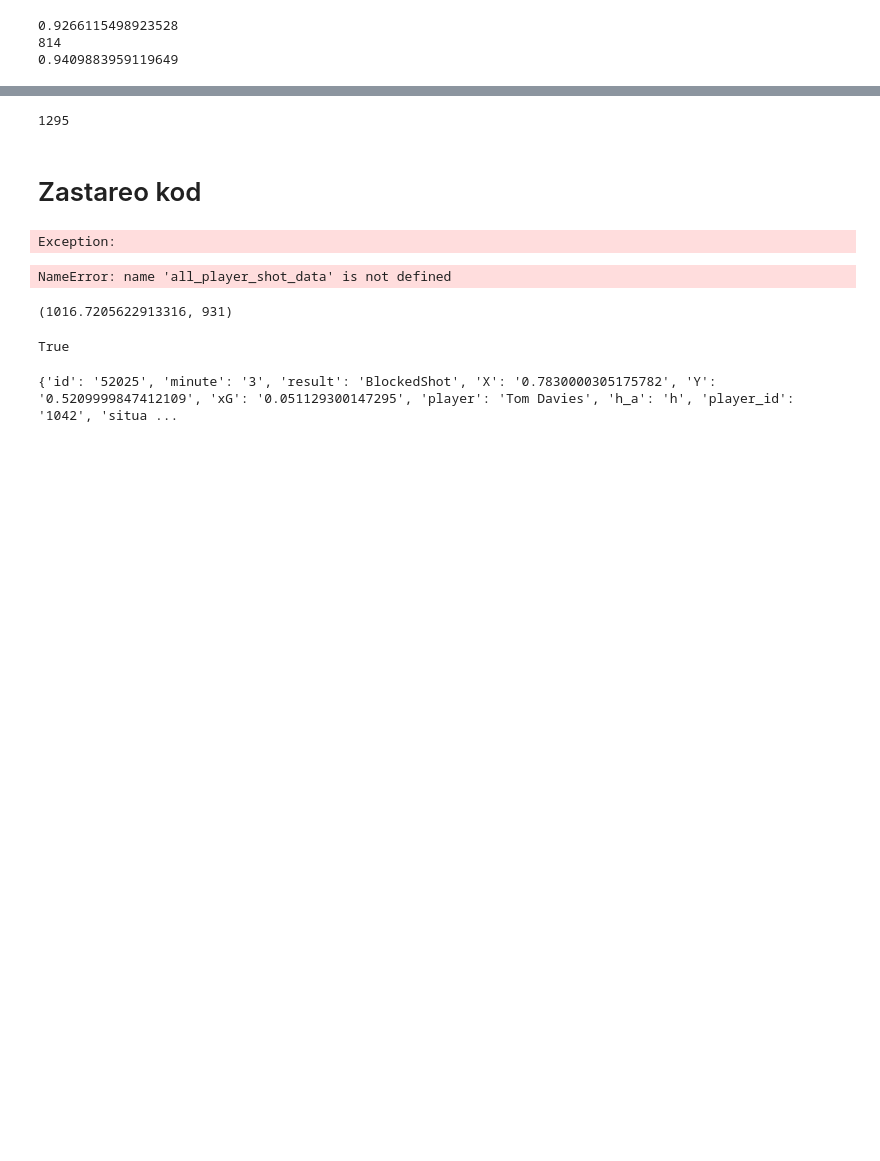
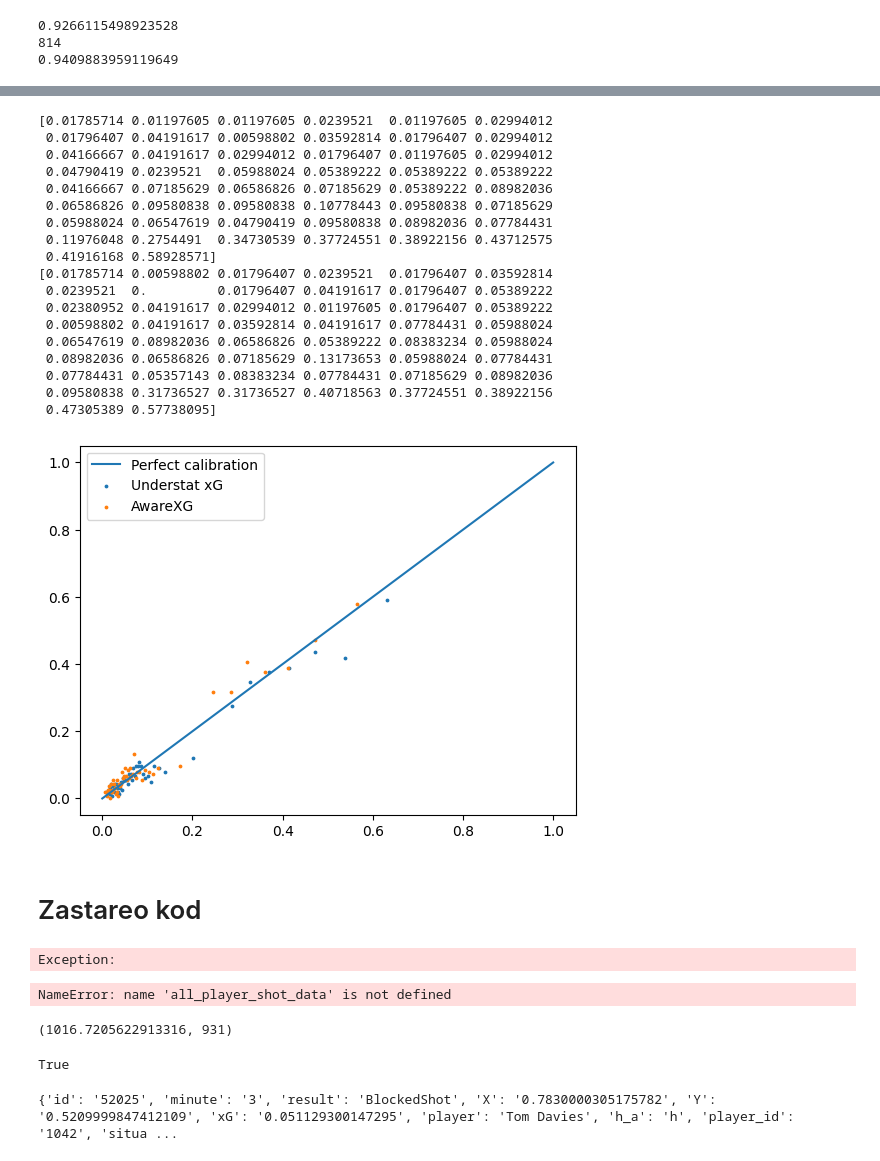
Before and after one commit to NovakTJ/goalscorer-confidence, a Jupyter notebook: notebooks/main-notebook.ipynb, the cells around one changed output, grey strips where cells are left out. Cells and saved outputs as stored; diff of their text form; code cells hidden in the pictures; blank space fills up the shorter version.

```diff
--- a/notebooks/main-notebook.ipynb
+++ b/notebooks/main-notebook.ipynb
@@ -493,14 +553,35 @@ shotdf[['xG','AwareXG']].head(20)
-# %%
-# mask = (shotdf['ScoredEarlier']==1) & (shotdf['IsGoal']==1)
-# shotdf[mask]
-
-# mask2 = (shotdf['ScoredEarlier']==1) & (shotdf['PrevAccumXG']==0)
-# shotdf[mask2]
-print(len(shotdf.index))
-# mask3 = (shotdf['h_team']=='Aston Villa') & (shotdf['a_team']=='Crystal Palace')
-#shotdf[mask3].sort_values(by='minute').to_csv('../data/wtf_utakimca_prevaccumxg.csv')
-# %% [output]
-1295
+# %%
+prob_true_1, prob_xG = calibration_curve(testdf['IsGoal'], testdf['xG'],n_bins=50, strategy='quantile')
+prob_true_2, prob_TestAwareXG = calibration_curve(testdf['IsGoal'], testdf['TestAwareXG'],n_bins=50, strategy='quantile')
+print(prob_true_1)
+print(prob_true_2)
+
+# plt.legend()
+plt.plot(np.arange(0,2), np.arange(0,2), label='Perfect calibration')
+plt.scatter(prob_xG, prob_true_1, s=3, label = 'Understat xG')
+plt.scatter(prob_TestAwareXG, prob_true_2,  s=3, label = 'AwareXG')
+plt.legend()
+plt.show()
+# %% [output]
+[0.01785714 0.01197605 0.01197605 0.0239521  0.01197605 0.02994012
+ 0.01796407 0.04191617 0.00598802 0.03592814 0.01796407 0.02994012
+ 0.04166667 0.04191617 0.02994012 0.01796407 0.01197605 0.02994012
+ 0.04790419 0.0239521  0.05988024 0.05389222 0.05389222 0.05389222
+ 0.04166667 0.07185629 0.06586826 0.07185629 0.05389222 0.08982036
+ 0.06586826 0.09580838 0.09580838 0.10778443 0.09580838 0.07185629
+ 0.05988024 0.06547619 0.04790419 0.09580838 0.08982036 0.07784431
+ 0.11976048 0.2754491  0.34730539 0.37724551 0.38922156 0.43712575
+ 0.41916168 0.58928571]
+[0.01785714 0.00598802 0.01796407 0.0239521  0.01796407 0.03592814
+ 0.0239521  0.         0.01796407 0.04191617 0.01796407 0.05389222
+ 0.02380952 0.04191617 0.02994012 0.01197605 0.01796407 0.05389222
+ 0.00598802 0.04191617 0.03592814 0.04191617 0.07784431 0.05988024
+ 0.06547619 0.08982036 0.06586826 0.05389222 0.08383234 0.05988024
+ 0.08982036 0.06586826 0.07185629 0.13173653 0.05988024 0.07784431
+ 0.07784431 0.05357143 0.08383234 0.07784431 0.07185629 0.08982036
+ 0.09580838 0.31736527 0.31736527 0.40718563 0.37724551 0.38922156
+ 0.47305389 0.57738095]
+[figure, added]
 # %% [markdown]
 # Zastareo kod
 # %%
```
Also changed, not shown: parts of 21 cells of this notebook, 4 other files.
